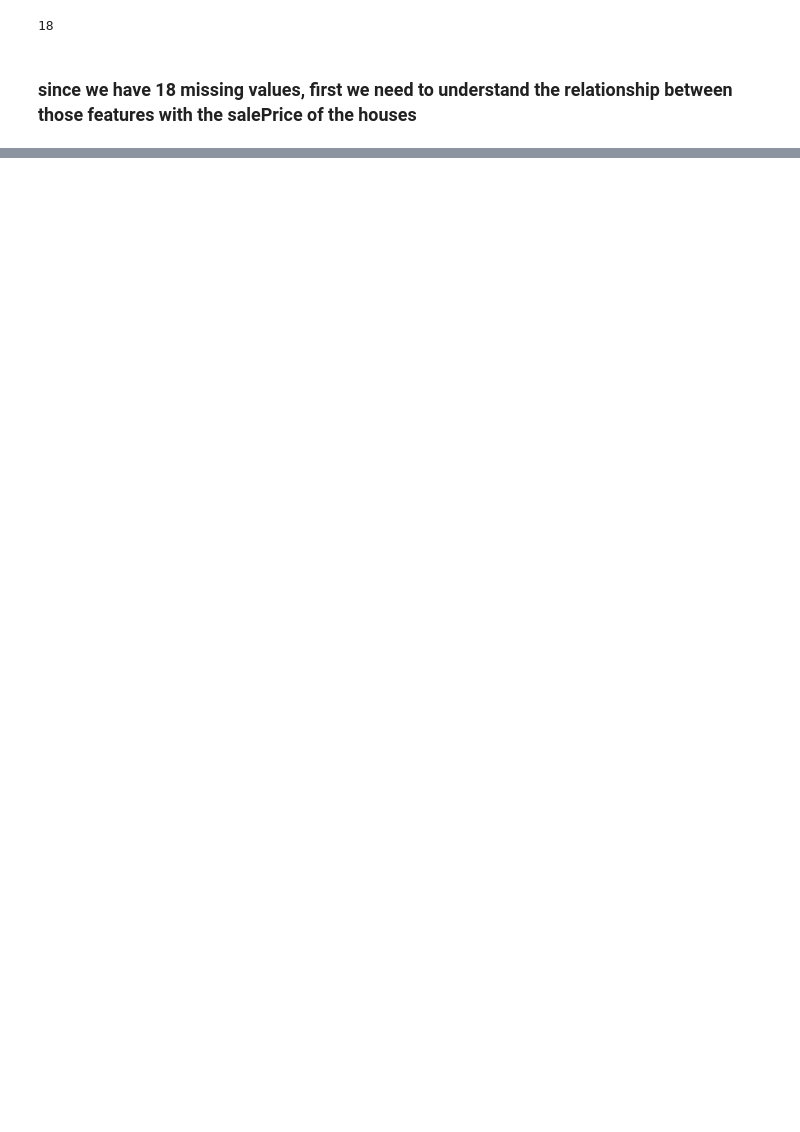
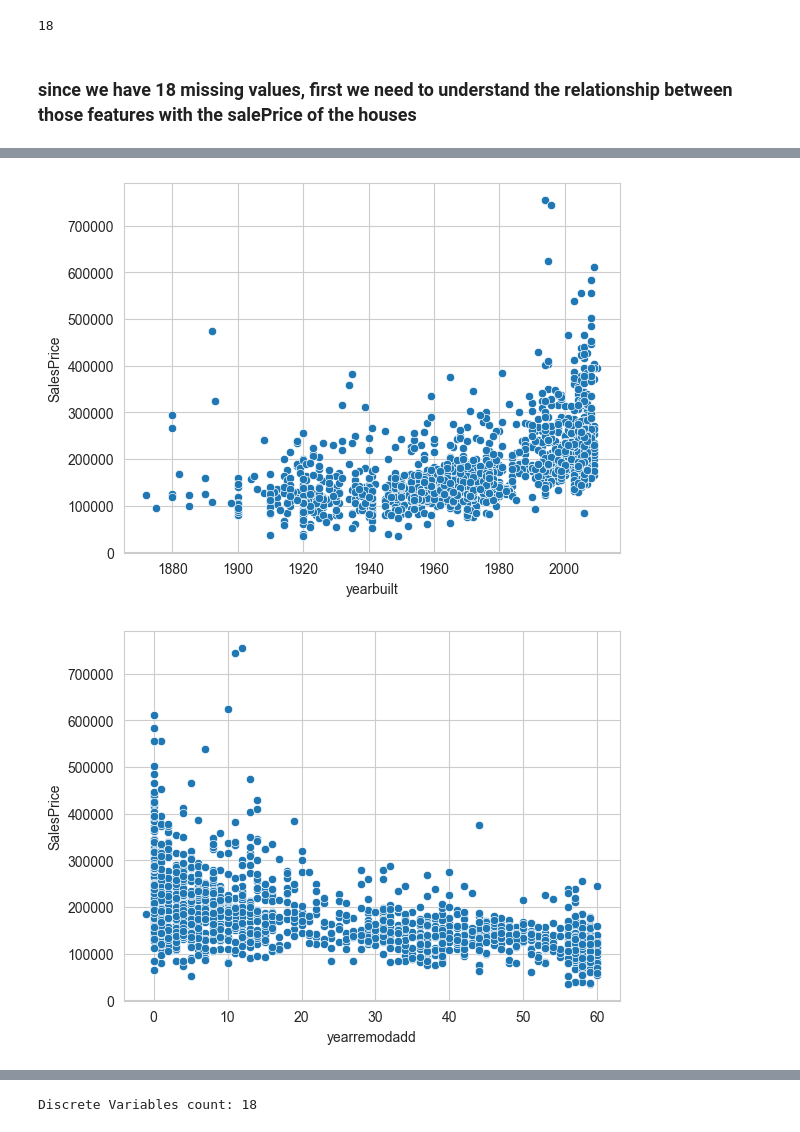
Before and after one commit to BishalJung7377/house_price_prediction, a Jupyter notebook: house_price_predictions.ipynb, the cells around one changed output, grey strips where cells are left out. Saved outputs shown, nothing was run; the diff lists cells and outputs as text; code cells hidden in the pictures; blank space fills up the shorter version.

```diff
--- a/house_price_predictions.ipynb
+++ b/house_price_predictions.ipynb
@@ -174,0 +231,4 @@ for features in features_with_null_values:
+# %%
+## seperating the numerical features of the dataframe
+numerical_features = df.select_dtypes(include=(np.number)).isin(["0.0","1.0"]).astype(bool).columns.tolist()
+print(f"The total number of numerical features: {len(numerical_features)}")
@@ -174,0 +243,4 @@ for features in features_with_null_values:
+# %%
+## printing the features that have year in the dataframe
+year_feature = [feature for feature in numerical_features if 'yr' in feature or 'year' in feature]
+print(year_feature)
@@ -174,0 +279,12 @@ for features in features_with_null_values:
+# %%
+for yearfeature in year_feature:
+    if yearfeature != "yrsold":
+        df = df.copy()
+        df[yearfeature] = df['yrsold'] - df[yearfeature]
+        sns.scatterplot(x=df[yearfeature],y=df["saleprice"])
+        plt.xlabel(yearfeature)
+        plt.ylabel("SalesPrice")
+        plt.show()
+# %% [output]
+[figure, added]
+[figure, added]
@@ -174,0 +292,7 @@ for features in features_with_null_values:
+# %%
+## finding the descrete feature present in the numerical feature columns
+
+discrete_feature = [feature for feature in numerical_features if len(df[feature].unique())<25]
+print(f'Discrete Variables count: {len(discrete_feature)}')
+# %% [output]
+Discrete Variables count: 18
```
Also changed, not shown: parts of 20 cells of this notebook.
